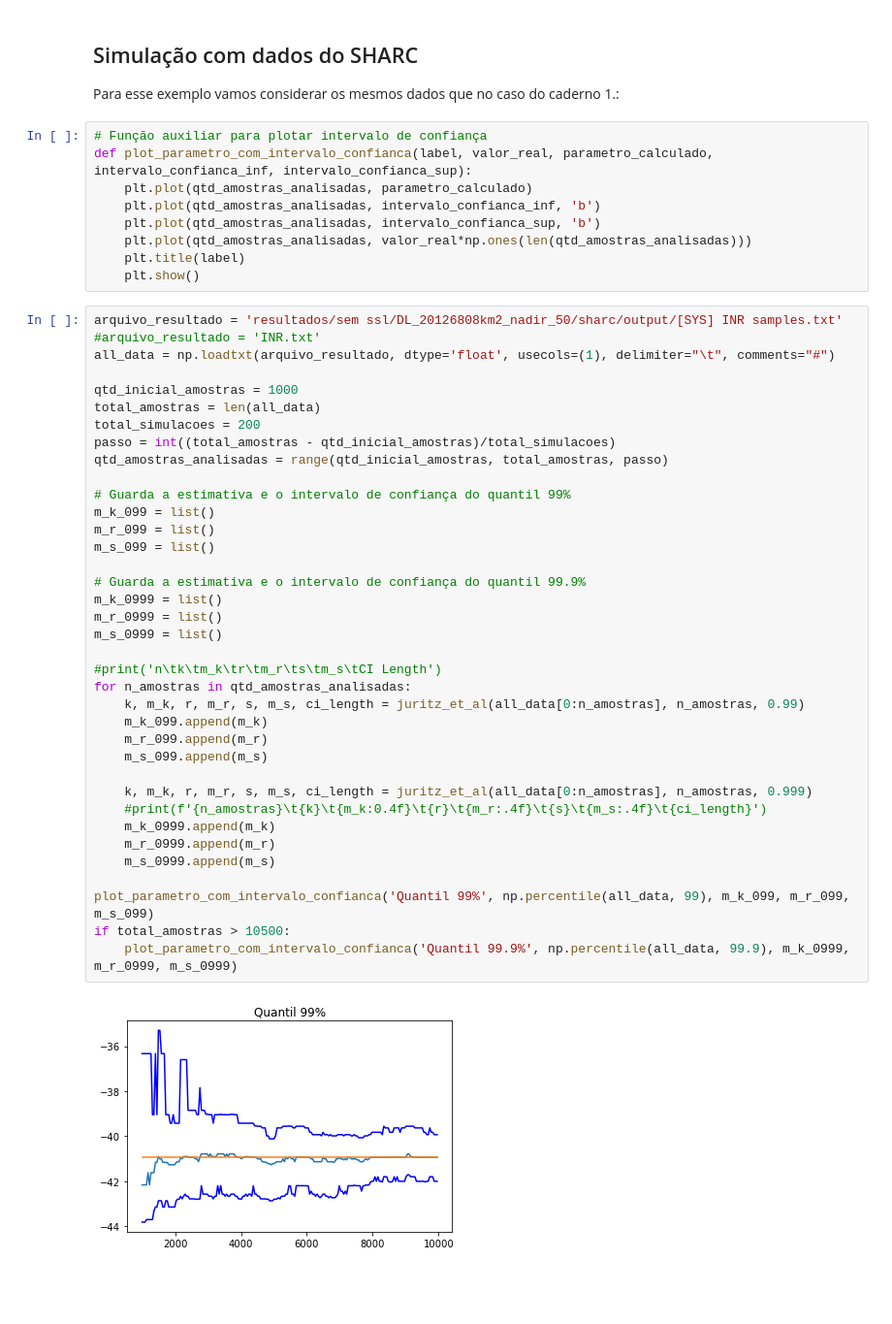
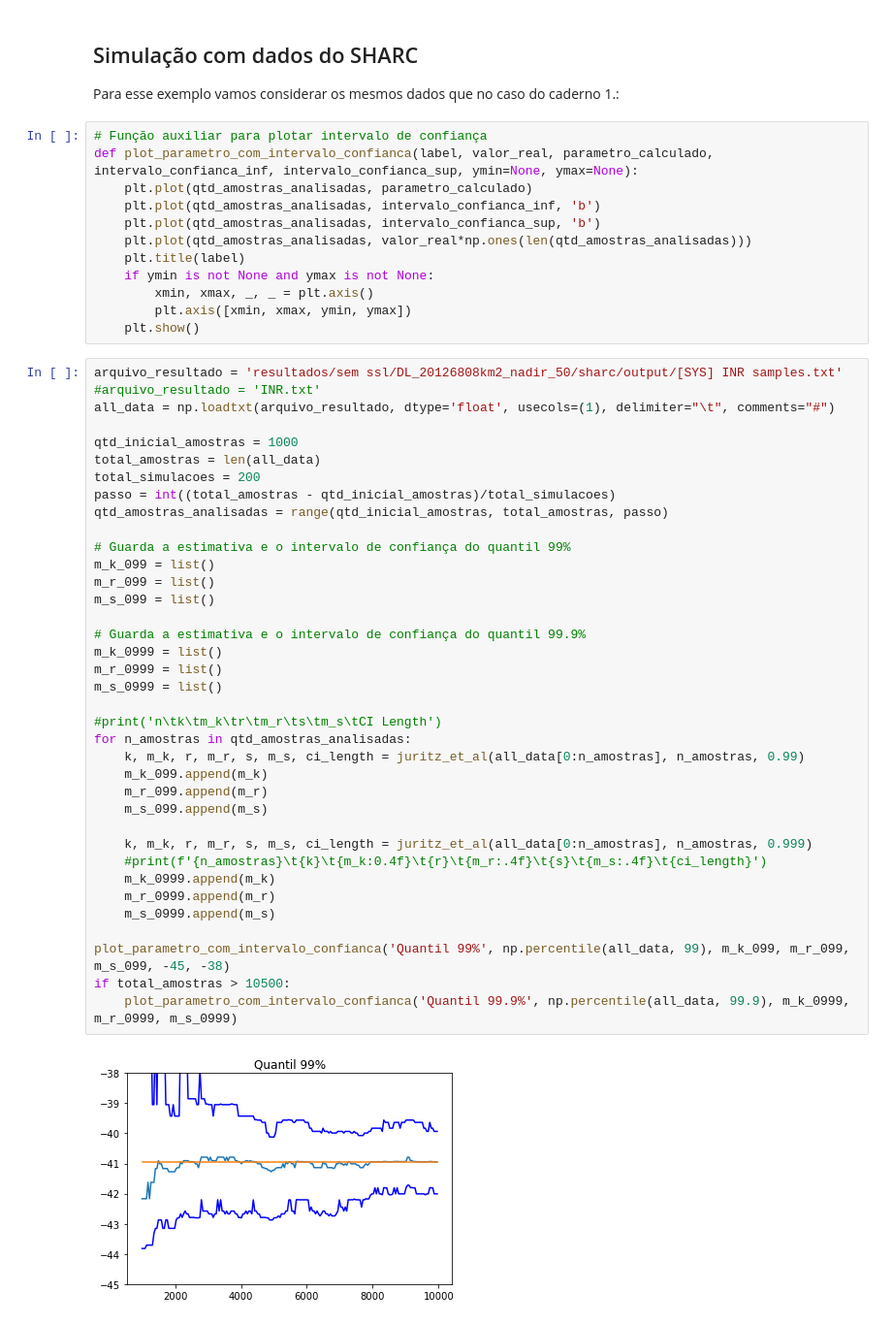
Before and after one commit to carisio/mc-sample-size, a Jupyter notebook: notebooks/2 - Intervalo de confiança - Single-sample method (Juritz et al).ipynb, the cells around one changed output. Shown at 97% size. Cells and saved outputs as stored; diff of their text form; blank space fills up the shorter version.

Commit message:
Adiciona parâmetro na função de plot para considerar ymin e ymax

```diff
--- a/notebooks/2 - Intervalo de confiança - Single-sample method (Juritz et al).ipynb
+++ b/notebooks/2 - Intervalo de confiança - Single-sample method (Juritz et al).ipynb
@@ -120,12 +120,15 @@ n       k       m_k     r       m_r     s       m_s     CI Length
 Para esse exemplo vamos considerar os mesmos dados que no caso do caderno 1.:
 # %%
 # Função auxiliar para plotar intervalo de confiança
-def plot_parametro_com_intervalo_confianca(label, valor_real, parametro_calculado, intervalo_confianca_inf, intervalo_confianca_sup):
+def plot_parametro_com_intervalo_confianca(label, valor_real, parametro_calculado, intervalo_confianca_inf, intervalo_confianca_sup, ymin=None, ymax=None):
     plt.plot(qtd_amostras_analisadas, parametro_calculado)
     plt.plot(qtd_amostras_analisadas, intervalo_confianca_inf, 'b')
     plt.plot(qtd_amostras_analisadas, intervalo_confianca_sup, 'b')
     plt.plot(qtd_amostras_analisadas, valor_real*np.ones(len(qtd_amostras_analisadas)))
     plt.title(label)
+    if ymin is not None and ymax is not None:
+        xmin, xmax, _, _ = plt.axis()
+        plt.axis([xmin, xmax, ymin, ymax])
     plt.show()
 # %%
 arquivo_resultado = 'resultados/sem ssl/DL_20126808km2_nadir_50/sharc/output/[SYS] INR samples.txt'
@@ -137,32 +140,32 @@ total_amostras = len(all_data)
 total_simulacoes = 200
 passo = int((total_amostras - qtd_inicial_amostras)/total_simulacoes)
 qtd_amostras_analisadas = range(qtd_inicial_amostras, total_amostras, passo)
 
 # Guarda a estimativa e o intervalo de confiança do quantil 99%
 m_k_099 = list()
 m_r_099 = list()
 m_s_099 = list()
 
 # Guarda a estimativa e o intervalo de confiança do quantil 99.9%
 m_k_0999 = list()
 m_r_0999 = list()
 m_s_0999 = list()
 
 #print('n\tk\tm_k\tr\tm_r\ts\tm_s\tCI Length')
 for n_amostras in qtd_amostras_analisadas:
     k, m_k, r, m_r, s, m_s, ci_length = juritz_et_al(all_data[0:n_amostras], n_amostras, 0.99)
     m_k_099.append(m_k)
     m_r_099.append(m_r)
     m_s_099.append(m_s)
 
     k, m_k, r, m_r, s, m_s, ci_length = juritz_et_al(all_data[0:n_amostras], n_amostras, 0.999)
     #print(f'{n_amostras}\t{k}\t{m_k:0.4f}\t{r}\t{m_r:.4f}\t{s}\t{m_s:.4f}\t{ci_length}')
     m_k_0999.append(m_k)
     m_r_0999.append(m_r)
     m_s_0999.append(m_s)
 
-plot_parametro_com_intervalo_confianca('Quantil 99%', np.percentile(all_data, 99), m_k_099, m_r_099, m_s_099)
+plot_parametro_com_intervalo_confianca('Quantil 99%', np.percentile(all_data, 99), m_k_099, m_r_099, m_s_099, -45, -38)
 if total_amostras > 10500:
     plot_parametro_com_intervalo_confianca('Quantil 99.9%', np.percentile(all_data, 99.9), m_k_0999, m_r_0999, m_s_0999)
 # %% [output]
-[figure, old version]
+[figure, new version]
```
Also changed, not shown: 1 other file.
